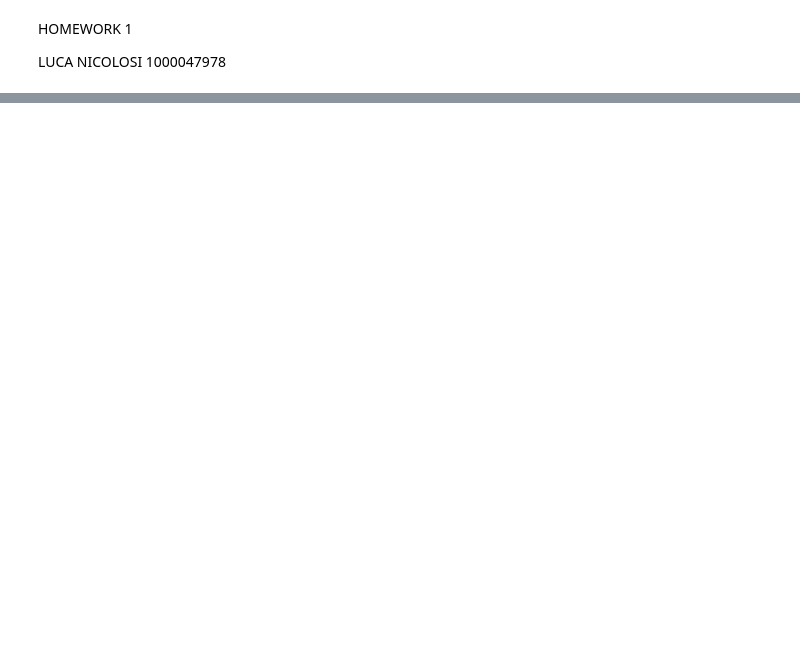
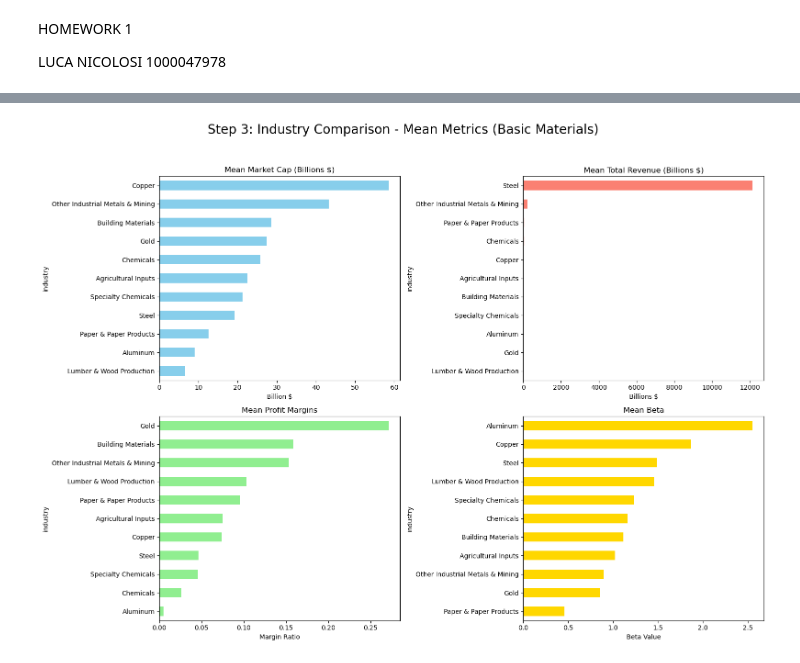
Before and after one commit to luc-nic/Luca-Nicolosi, a Jupyter notebook: Homework_1.ipynb, the cells around one changed output, grey strips where cells are left out. Saved outputs shown, nothing was run; the diff lists cells and outputs as text; code cells hidden in the pictures; blank space fills up the shorter version.

```diff
--- a/Homework_1.ipynb
+++ b/Homework_1.ipynb
@@ -38,0 +61,35 @@ plt.show()
+# %%
+# STEP 3
+
+df_filtered['total_revenue_b'] = df_filtered['total_revenue'] / 1e9
+
+industry_comparison = df_filtered.groupby('industry')[['market_cap_b', 'total_revenue_b', 'profit_margins', 'beta']].mean() # By using groupby, I'm computing the mean of those variables by considering only the industries.
+
+fig,axes = plt.subplots(2,2, figsize = (16,12))
+fig.suptitle('Step 3: Industry Comparison - Mean Metrics (Basic Materials)', fontsize = 20) # I'm setting the title of the overall plot
+
+# Graph 1
+industry_comparison['market_cap_b'].sort_values().plot(kind = 'barh', ax = axes[0,0], color = 'skyblue') # I'm creating an horizontal bar chart considering the ordered values of the market capitalization espressed in billions
+axes[0,0].set_title('Mean Market Cap (Billions $)')
+axes[0,0].set_xlabel('Billion $')
+
+#  Graph 2
+industry_comparison['total_revenue_b'].sort_values().plot(kind= 'barh', ax = axes[0,1],color = 'salmon') # I'm creating an horizontal bar chart considering the ordered values of the total revenue espressed in billions
+axes[0,1].set_title('Mean Total Revenue (Billions $)')
+axes[0,1].set_xlabel('Billions $')
+
+# Graph 3
+industry_comparison['profit_margins'].sort_values().plot(kind= 'barh', ax = axes[1,0], color = 'lightgreen') # I'm creating an horizontal bar chart considering the ordered values of the profit margins
+axes[1,0].set_title('Mean Profit Margins')
+axes[1,0].set_xlabel('Margin Ratio')
+
+# Graph 4
+industry_comparison['beta'].sort_values().plot(kind= 'barh', ax = axes[1,1], color='gold') # I'm creating an horizontal bar chart considering the ordered values of the beta variable.
+axes[1,1].set_title('Mean Beta')
+axes[1,1].set_xlabel('Beta Value')
+
+
+plt.tight_layout(rect=[0, 0.03, 1, 0.95]) # Allow me to adjust the subplots layout to prevent overlapping and leave space for the main title
+plt.show()
+# %% [output]
+[figure, added]
```
Also changed, not shown: parts of 3 cells of this notebook.
